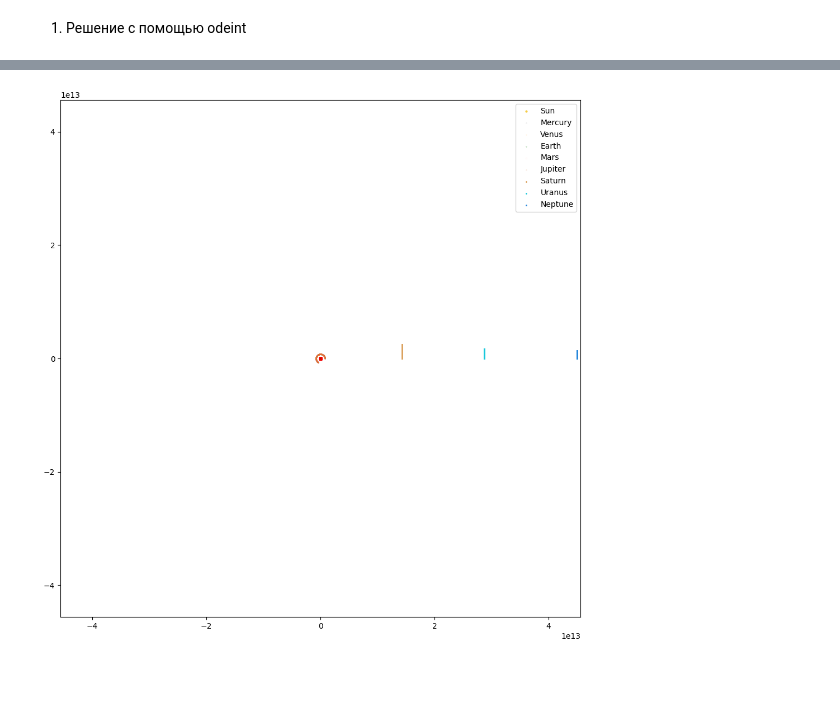
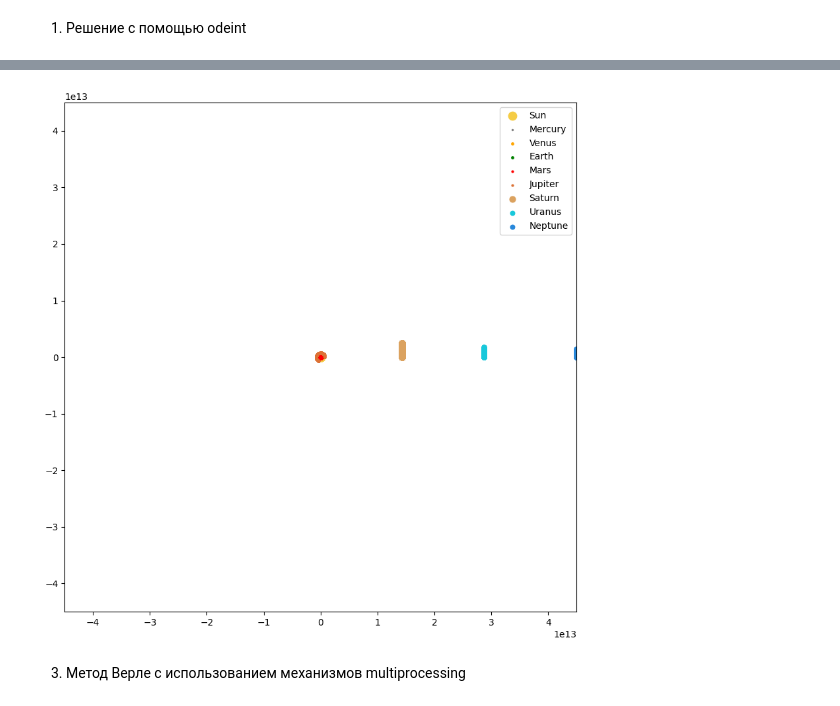
Before and after one commit to AlenaSetukha/KTMM, a Jupyter notebook: task3/main.ipynb, the cells around one changed output, grey strips where cells are left out. Cells and saved outputs as stored; diff of their text form; code cells hidden in the pictures; blank space fills up the shorter version.

```diff
--- a/task3/main.ipynb
+++ b/task3/main.ipynb
@@ -43,33 +56,0 @@ import constants
-# %%
-# Инициализация начальных значений, масс
-mass = np.array([constants.M_SUN, constants.M_MERCURY, constants.M_VENUS, constants.M_EARTH,
-                constants.M_MARS, constants.M_JUPITER, constants.M_SATURN, constants.M_URANUS,
-                constants.M_NEPTUNE])
-#[rrr vvv     rrr vvv    ... rrr vvv]
-rv_start = []
-
-#Sun
-rv_start.append(np.array([0.0, 0.0, 0.0, 0.0, 0.0, 0.0]))
-#Mercury
-rv_start.append(np.array([constants.R_MERCURY, 0.0, 0.0, 0.0, constants.V_MERCURY, 0.0]))
-#Venus
-rv_start.append(np.array([constants.R_VENUS, 0.0, 0.0, 0.0, constants.V_VENUS, 0.0]))
-#Earth
-rv_start.append(np.array([constants.R_EARTH, 0.0, 0.0, 0.0, constants.V_EARTH, 0.0]))
-#Mars
-rv_start.append(np.array([constants.R_MARS, 0.0, 0.0, 0.0, constants.V_MARS, 0.0]))
-#Jupiter
-rv_start.append(np.array([constants.R_JUPITER, 0.0, 0.0, 0.0, constants.V_JUPITER, 0.0]))
-#Saturn
-rv_start.append(np.array([constants.R_SATURN, 0.0, 0.0, 0.0, constants.V_SATURN, 0.0]))
-#Uranus
-rv_start.append(np.array([constants.R_URANUS, 0.0, 0.0, 0.0, constants.V_URANUS, 0.0]))
-#Neptune
-rv_start.append(np.array([constants.R_NEPTUNE, 0.0, 0.0, 0.0, constants.V_NEPTUNE, 0.0]))
-
-rv_start = np.array(rv_start).flatten()
-
-#Решение первым методом
-# полгода = 15768000 сек
-time_grid = np.arange(0, 252374400, 86400)# 8 лет, шаг  - 1 день
-solve1 = solver1(mass, rv_start, time_grid)
@@ -76,4 +78,9 @@ solve1 = solver1(mass, rv_start, time_grid)
+# %%
+#Решение вторым методом
+solve2 = solver2(mass, rv_start, time_grid)
 # %%
-plot_xy(solve1, 456e+11, constants.options)
+plot_xy(solve2, 44983e+9, constants.options)
 # %% [output]
-[figure, old version]
+[figure, new version]
+# %% [markdown]
+3. Метод Верле с использованием механизмов multiprocessing
```
Also changed, not shown: parts of 13 cells of this notebook, 6 other files.
